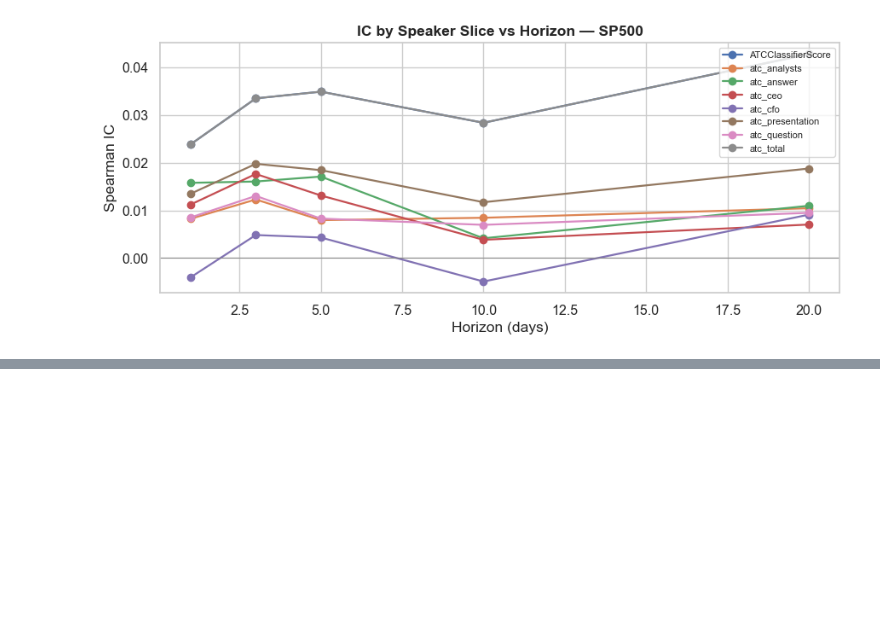
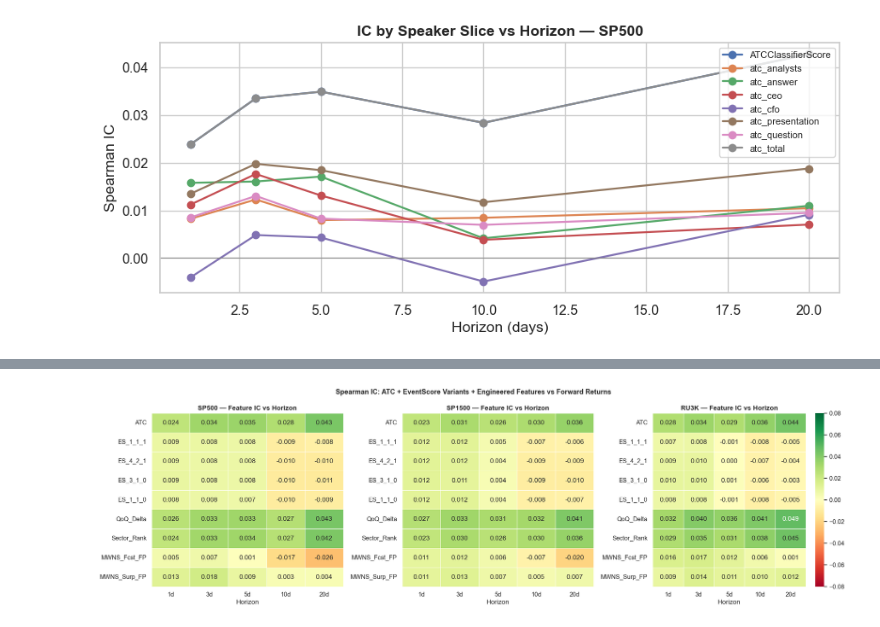
Before and after one commit to ItachiUchiha729/NLP_FinalProject_ATC_Backtest, a Jupyter notebook: notebooks/04_backtest_baseline.ipynb, the cells around one changed output, grey strips where cells are left out. Drawn from its saved outputs; the diff is of its cells as text; code cells hidden in the pictures; blank space fills up the shorter version.

```diff
--- a/notebooks/04_backtest_baseline.ipynb
+++ b/notebooks/04_backtest_baseline.ipynb
@@ -444,0 +515,41 @@ atc_total           0.0239  0.0335  0.0349  0.0284  0.0428
+# %%
+# ── EventScore IC heatmap: all 4 score variants + ATC + key engineered features ─
+SIGNAL_SET = (['ATCClassifierScore']
+              + [c for c in feat_df.columns if c.startswith('EventsScore_')]
+              + ['qoq_delta', 'sector_pct_rank',
+                 'mwns_Forecast_FinancialPerformance',
+                 'mwns_Surprise_FinancialPerformance'])
+
+fig, axes = plt.subplots(1, 3, figsize=(20, 6))
+
+for ax, univ in zip(axes, UNIVERSES):
+    sub   = feat_df[feat_df[univ]].copy()
+    label = UNIV_LABELS[univ]
+    ic_mat = {}
+    for sig in SIGNAL_SET:
+        if sig not in sub.columns:
+            continue
+        ic_mat[sig] = [spearman_ic(sub[sig], sub[f'fwd_{h}d']) for h in HORIZONS]
+
+    ic_heat = pd.DataFrame(ic_mat, index=[f'{h}d' for h in HORIZONS]).T
+    # Shorten row labels for readability
+    ic_heat.index = [r.replace('EventsScore_','ES_').replace('ATCClassifierScore','ATC')
+                      .replace('mwns_Forecast_FinancialPerformance','MWNS_Fcst_FP')
+                      .replace('mwns_Surprise_FinancialPerformance','MWNS_Surp_FP')
+                      .replace('sector_pct_rank','Sector_Rank')
+                      .replace('qoq_delta','QoQ_Delta')
+                     for r in ic_heat.index]
+
+    sns.heatmap(ic_heat.astype(float), ax=ax, cmap='RdYlGn', center=0,
+                vmin=-0.08, vmax=0.08, annot=True, fmt='.3f',
+                linewidths=0.4, cbar=(ax == axes[-1]))
+    ax.set_title(f'{label} — Feature IC vs Horizon', fontweight='bold')
+    ax.set_xlabel('Horizon')
+
+fig.suptitle('Spearman IC: ATC + EventScore Variants + Engineered Features vs Forward Returns',
+             fontsize=13, fontweight='bold')
+plt.tight_layout()
+plt.savefig(FIG_DIR / 'feature_ic_heatmap.png', dpi=150, bbox_inches='tight')
+plt.show()
+# %% [output]
+[figure, added]
```
Also changed, not shown: parts of 5 cells of this notebook, 13 other files.
